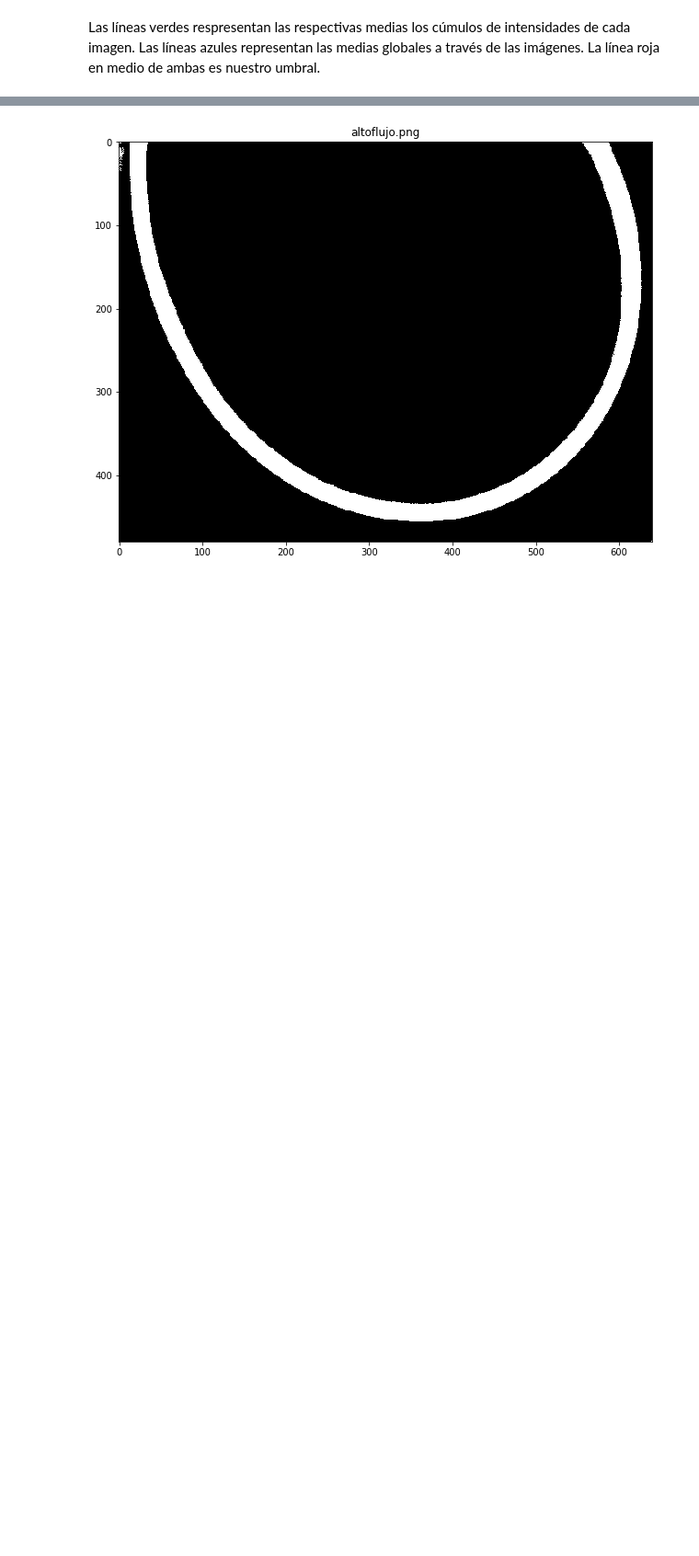
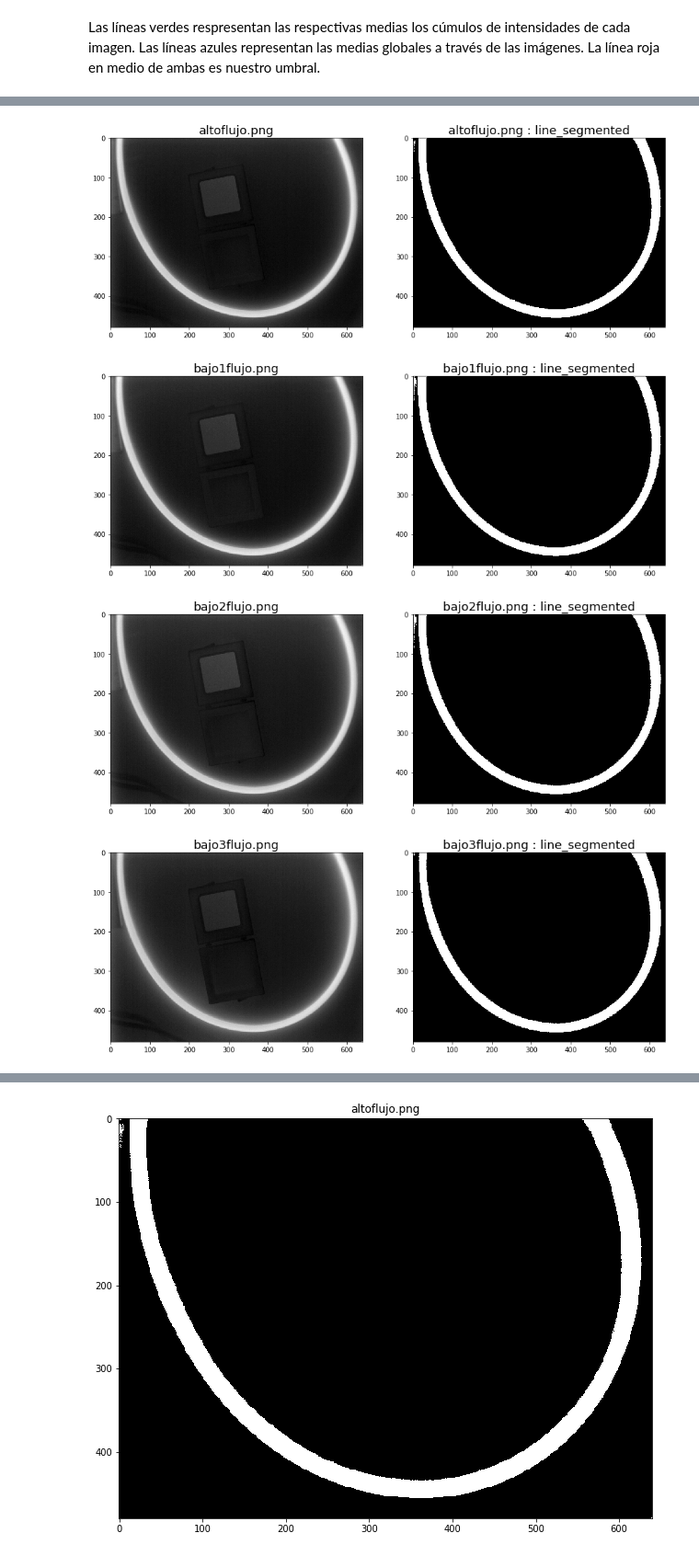
Before and after one commit to Pagutri/ProyectoAsignadoImagenes, a Jupyter notebook: Pregunta1.ipynb, the cells around one changed output, grey strips where cells are left out. Shown at 92% size. Drawn from its saved outputs; the diff is of its cells as text; code cells hidden in the pictures; blank space fills up the shorter version.

```diff
--- a/Pregunta1.ipynb
+++ b/Pregunta1.ipynb
@@ -191,8 +191,3 @@ _ = plt.title(f"Means = {lmap(np.mean, centers)}, K = {K}", size=16)
 [figure]
 # %% [markdown]
 Las líneas verdes respresentan las respectivas medias los cúmulos de intensidades de cada imagen. Las líneas azules representan las medias globales a través de las imágenes. La línea roja en medio de ambas es nuestro umbral.
-# %%
-for nombre in mangueras.keys():
-    plt.figure()
-    plt.imshow(mangueras[nombre], cmap="gray")
-    plt.title(nombre)
@@ -206,3 +195,14 @@ for nombre in mangueras.keys():
 mangueras_segmentadas = {
     key: auto_segment(mangueras[key]) for key in mangueras.keys()
 }
+# %%
+for nombre in mangueras.keys():
+    utils.side_by_side(
+        mangueras[nombre], mangueras_segmentadas[nombre],
+        title1=nombre, title2=f"{nombre} : line_segmented"
+    )
+# %% [output]
+[figure, added]
+[figure, added]
+[figure, added]
+[figure, added]
```
Also changed, not shown: parts of 2 cells of this notebook, 1 other file.
